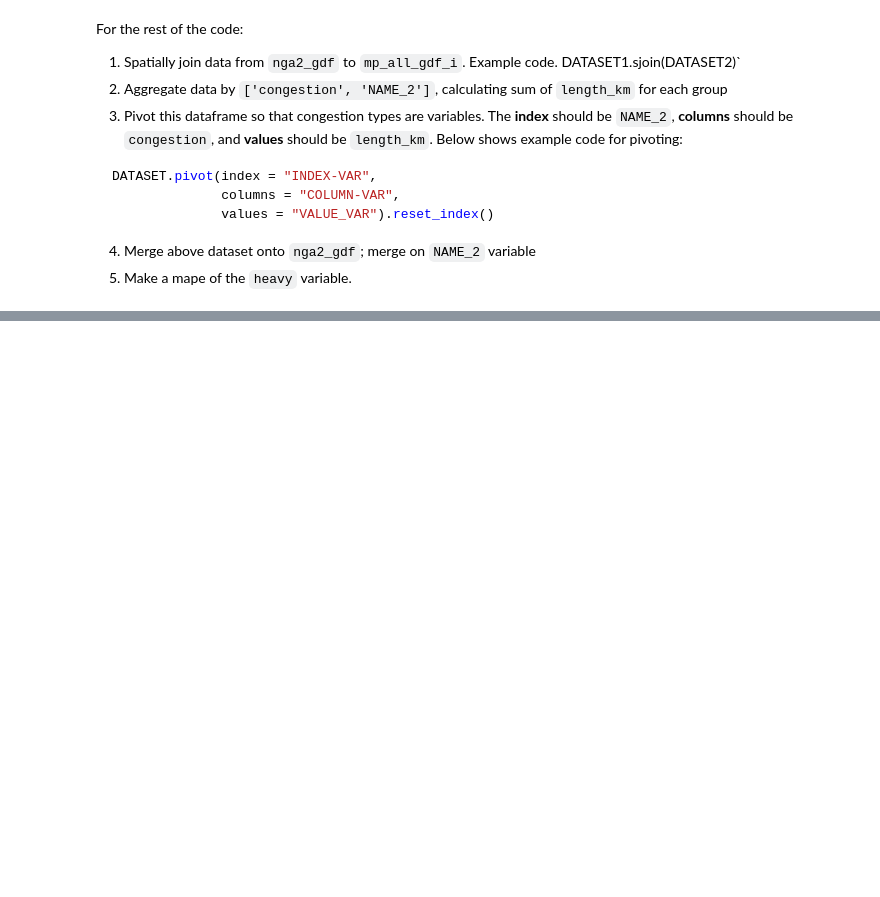
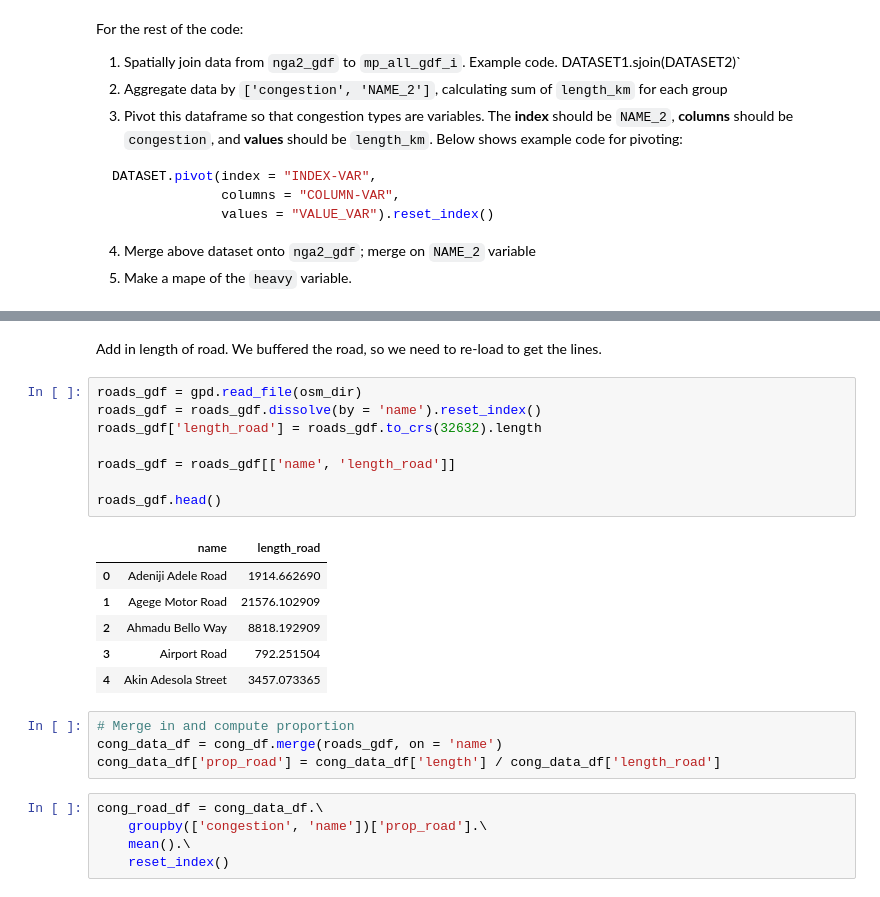
Before and after one commit to ramarty/lamata-workshop, a Jupyter notebook: presentations/03_traffic_data.ipynb, the cells around one changed output, grey strips where cells are left out. Saved outputs shown, nothing was run; the diff lists cells and outputs as text; blank space fills up the shorter version.

```diff
--- a/presentations/03_traffic_data.ipynb
+++ b/presentations/03_traffic_data.ipynb
@@ -185,0 +299,26 @@ DATASET.pivot(index = "INDEX-VAR",
+# %% [markdown]
+Add in length of road. We buffered the road, so we need to re-load to get the lines.
+# %%
+roads_gdf = gpd.read_file(osm_dir)
+roads_gdf = roads_gdf.dissolve(by = 'name').reset_index()
+roads_gdf['length_road'] = roads_gdf.to_crs(32632).length
+
+roads_gdf = roads_gdf[['name', 'length_road']]
+
+roads_gdf.head()
+# %% [output]
+|  | name | length_road |
+| 0 | Adeniji Adele Road | 1914.662690 |
+| 1 | Agege Motor Road | 21576.102909 |
+| 2 | Ahmadu Bello Way | 8818.192909 |
+| 3 | Airport Road | 792.251504 |
+| 4 | Akin Adesola Street | 3457.073365 |
+# %%
+# Merge in and compute proportion
+cong_data_df = cong_df.merge(roads_gdf, on = 'name')
+cong_data_df['prop_road'] = cong_data_df['length'] / cong_data_df['length_road']
+# %%
+cong_road_df = cong_data_df.\
+    groupby(['congestion', 'name'])['prop_road'].\
+    mean().\
+    reset_index()
```
Also changed, not shown: parts of 18 cells of this notebook, 32 other files.
